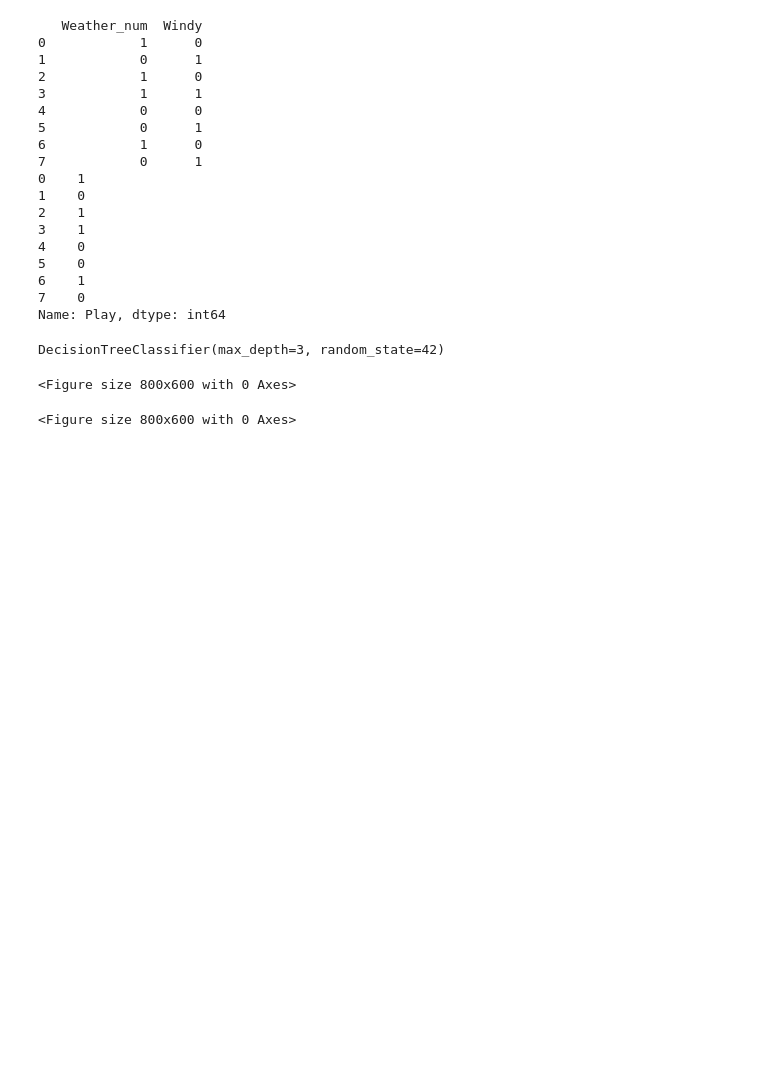
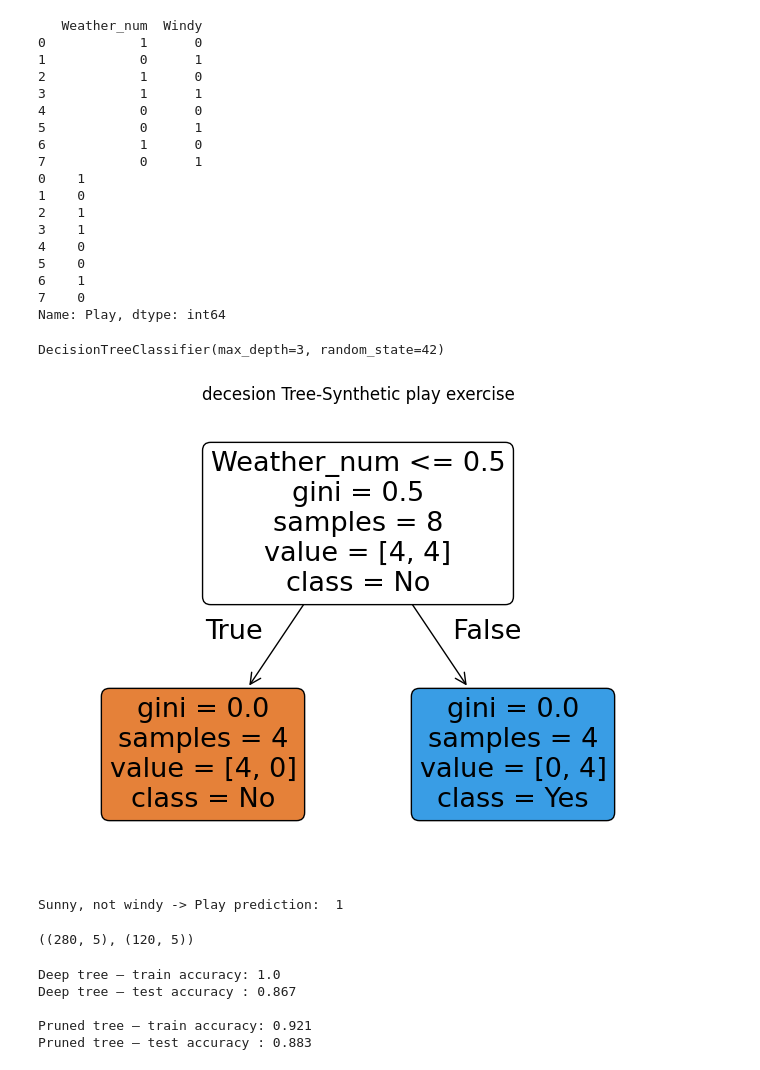
Before and after one commit to MdRasel-Hossain/Data-Structure-and-Algorithm, a Jupyter notebook: ML_09_10_11.ipynb, the cells around one changed output. Saved outputs shown, nothing was run; the diff lists cells and outputs as text; code cells hidden in the pictures; blank space fills up the shorter version.

```diff
--- a/ML_09_10_11.ipynb
+++ b/ML_09_10_11.ipynb
@@ -220,7 +220,56 @@ DecisionTreeClassifier(max_depth=3, random_state=42)
 # %%
 # Visualize Tree
 plt.figure(figsize = (8,6))
-plot_tree()
+plot_tree(tree_syn, feature_names =['Weather_num', 'Windy'],
+          class_names= ['No', 'Yes'],
+          filled = True,
+          rounded = True,)
+plt.title('decesion Tree-Synthetic play exercise')
+plt.show()
 # %% [output]
-<Figure size 800x600 with 0 Axes>
-<Figure size 800x600 with 0 Axes>
+[figure, added]
+# %%
+example_1 = pd.DataFrame([[1,0]], columns = ['Weather_num', 'Windy'])
+pred_1= tree_syn.predict(example_1)[0]
+print('Sunny, not windy -> Play prediction: ', pred_1)
+# %% [output]
+Sunny, not windy -> Play prediction:  1
+# %%
+from sklearn.datasets import make_classification
+
+X_big, y_big = make_classification(n_samples =400,
+                                   n_features= 5,
+                                   n_informative = 3,
+                                   n_redundant = 0,
+                                   n_classes = 2,
+                                   random_state = 42,
+                                   )
+X_train_big, X_test_big, y_train_big, y_test_big = train_test_split(X_big, y_big, test_size = 0.3, random_state = 2)
+X_train_big.shape, X_test_big.shape
+# %% [output]
+((280, 5), (120, 5))
+# %%
+#Train a deep tree vs a pruned tree
+deep_tree = DecisionTreeClassifier(random_state=42)
+deep_tree.fit(X_train_big, y_train_big)
+
+pruned_tree = DecisionTreeClassifier(max_depth=3, random_state=42)
+pruned_tree.fit(X_train_big, y_train_big)
+
+y_train_pred_deep = deep_tree.predict(X_train_big)
+y_test_pred_deep = deep_tree.predict(X_test_big)
+
+y_train_pred_pruned = pruned_tree.predict(X_train_big)
+y_test_pred_pruned = pruned_tree.predict(X_test_big)
+
+print('Deep tree – train accuracy:', round(accuracy_score(y_train_big, y_train_pred_deep), 3))
+print('Deep tree – test accuracy :', round(accuracy_score(y_test_big, y_test_pred_deep), 3))
+print()
+print('Pruned tree – train accuracy:', round(accuracy_score(y_train_big, y_train_pred_pruned), 3))
+print('Pruned tree – test accuracy :', round(accuracy_score(y_test_big, y_test_pred_pruned), 3))
+# %% [output]
+Deep tree – train accuracy: 1.0
+Deep tree – test accuracy : 0.867
+
+Pruned tree – train accuracy: 0.921
+Pruned tree – test accuracy : 0.883
```
